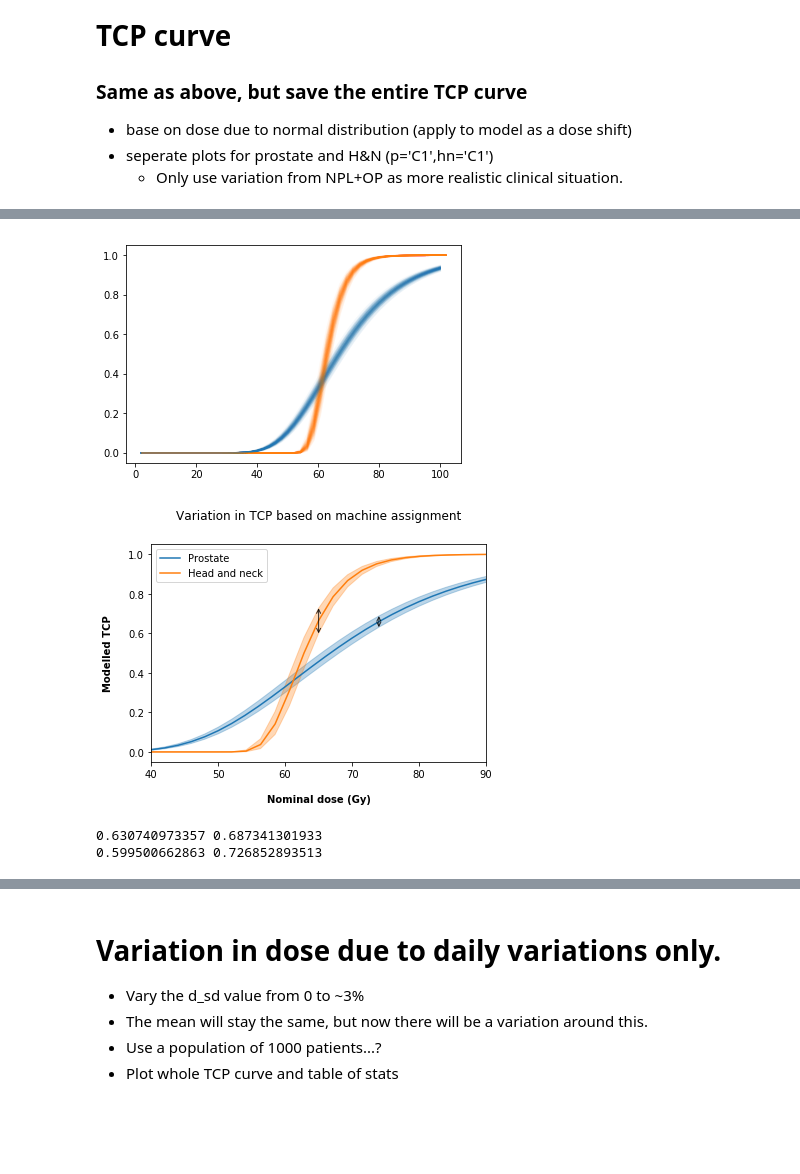
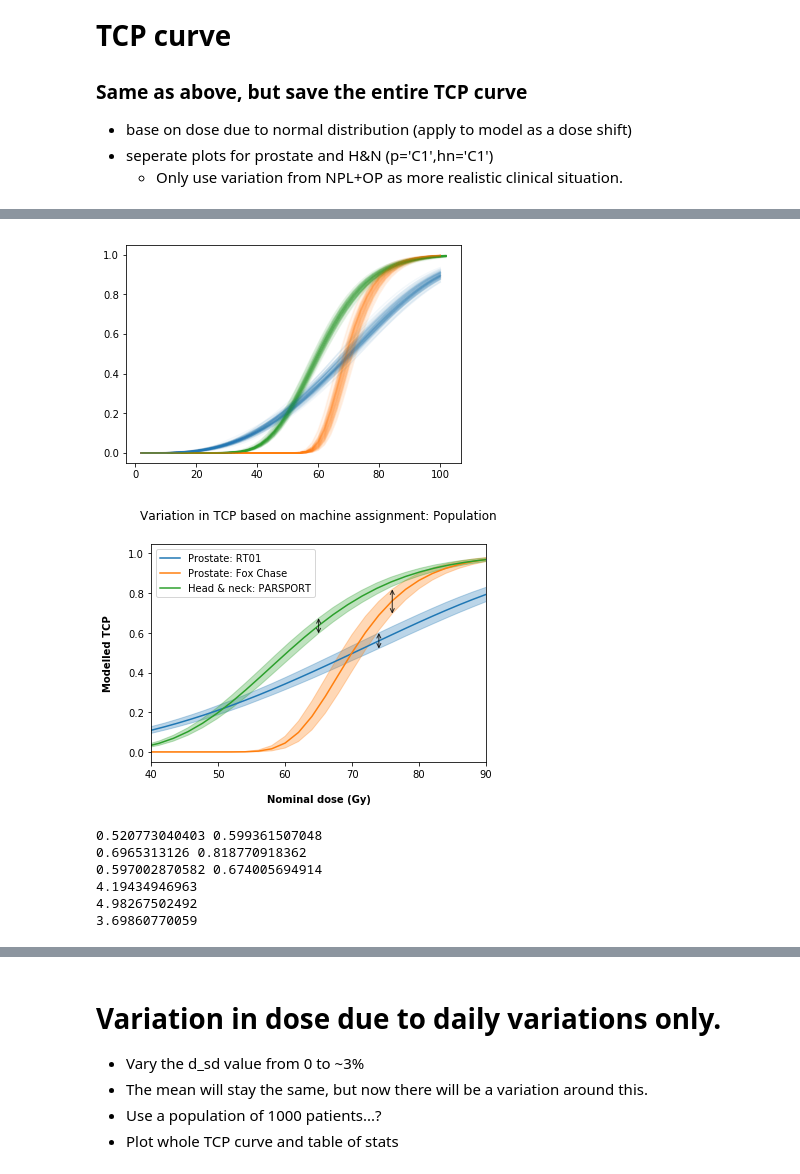
Before and after one commit to mbolt01/Thesis_analysis, a Jupyter notebook: Thesis_model_dose_simulations.ipynb, the cells around one changed output, grey strips where cells are left out. Saved outputs shown, nothing was run; the diff lists cells and outputs as text; code cells hidden in the pictures; blank space fills up the shorter version.

```diff
--- a/Thesis_model_dose_simulations.ipynb
+++ b/Thesis_model_dose_simulations.ipynb
@@ -776,0 +1290,8 @@ plt.show()
+# %%
+## plot all the TCP curves
+for i in range(100):
+    plt.plot(p_machine[i]['nom_doses'],p_machine[i]['TCP_pop'],c=color_p,alpha=0.05)
+    plt.plot(hn_machine[i]['nom_doses'],hn_machine[i]['TCP_pop'],c=color_hn,alpha=0.05)
+    plt.plot(fc_machine[i]['nom_doses'],fc_machine[i]['TCP_pop'],c=color_fc,alpha=0.05)
+
+plt.show()
@@ -833,63 +1465,97 @@ hn_machine = hn_res
+# %%
+##set variables
+p_machine_pop = p_res_pop
+hn_machine_pop = hn_res_pop
+fc_machine_pop = fc_res_pop
 # %%
 ## plot all the TCP curves
 for i in range(100):
-    plt.plot(p_machine[i]['nom_doses'],p_machine[i]['TCP_pop'],c=color_p,alpha=0.05)
-    plt.plot(hn_machine[i]['nom_doses'],hn_machine[i]['TCP_pop'],c=color_hn,alpha=0.05)
+    plt.plot(p_machine_pop[i]['nom_doses'],p_machine_pop[i]['TCP_pop'],c=color_p,alpha=0.05)
+    plt.plot(hn_machine_pop[i]['nom_doses'],hn_machine_pop[i]['TCP_pop'],c=color_hn,alpha=0.05)
+    plt.plot(fc_machine_pop[i]['nom_doses'],fc_machine_pop[i]['TCP_pop'],c=color_fc,alpha=0.05)
+
 plt.show()
 # %% [output]
-[figure, old version]
+[figure, new version]
 # %%
-p_tcps = [p_machine[i]['TCP_pop'] for i in range(len(p_machine))]
-p_nom_d = p_machine[0]['nom_doses']
+p_tcps = [p_machine_pop[i]['TCP_pop'] for i in range(len(p_machine_pop))]
+p_nom_d = p_machine_pop[0]['nom_doses']
 p_tcp_mean = np.mean(p_tcps,axis=0)
+p_tcp_sd = np.std(p_tcps,axis=0)
 p_tcp_5 = np.percentile(p_tcps,5,axis=0)
 p_tcp_95 = np.percentile(p_tcps,95,axis=0)
 
-hn_tcps = [hn_machine[i]['TCP_pop'] for i in range(len(hn_machine))]
-hn_nom_d = hn_machine[0]['nom_doses']
+fc_tcps = [fc_machine_pop[i]['TCP_pop'] for i in range(len(fc_machine_pop))]
+fc_nom_d = fc_machine_pop[0]['nom_doses']
+fc_tcp_mean = np.mean(fc_tcps,axis=0)
+fc_tcp_sd = np.std(fc_tcps,axis=0)
+fc_tcp_5 = np.percentile(fc_tcps,5,axis=0)
+fc_tcp_95 = np.percentile(fc_tcps,95,axis=0)
+
+hn_tcps = [hn_machine_pop[i]['TCP_pop'] for i in range(len(hn_machine_pop))]
+hn_nom_d = hn_machine_pop[0]['nom_doses']
 hn_tcp_mean = np.mean(hn_tcps,axis=0)
+hn_tcp_sd = np.std(hn_tcps,axis=0)
 hn_tcp_5 = np.percentile(hn_tcps,5,axis=0)
 hn_tcp_95 = np.percentile(hn_tcps,95,axis=0)
 
-plt.plot(p_nom_d,p_tcp_mean,label='Prostate',c=color_p)
+plt.plot(p_nom_d,p_tcp_mean,label='Prostate: RT01',c=color_p)
 #plt.plot(p_nom_d,p_tcp_5)
 #plt.plot(p_nom_d,p_tcp_95)
 plt.fill_between(p_nom_d,p_tcp_5,p_tcp_95,color=color_p,zorder=0,alpha=0.3)
 
-plt.plot(hn_nom_d,hn_tcp_mean,label='Head and neck',c=color_hn)
+plt.plot(fc_nom_d,fc_tcp_mean,label='Prostate: Fox Chase',c=color_fc)
+#plt.plot(fc_nom_d,fc_tcp_5)
+#plt.plot(fc_nom_d,fc_tcp_95)
+plt.fill_between(fc_nom_d,fc_tcp_5,fc_tcp_95,color=color_fc,zorder=0,alpha=0.3)
+
+plt.plot(hn_nom_d,hn_tcp_mean,label='Head & neck: PARSPORT',c=color_hn)
 #plt.plot(hn_nom_d,hn_tcp_5)
 #plt.plot(hn_nom_d,hn_tcp_95)
 plt.fill_between(hn_nom_d,hn_tcp_5,hn_tcp_95,color=color_hn,zorder=0,alpha=0.3)
 
 plt.xlim(40,90)
 
 plt.xlabel('Nominal dose (Gy)')
 plt.ylabel('Modelled TCP')
-plt.title('Variation in TCP based on machine assignment')
+plt.title('Variation in TCP based on machine assignment: Population')
 
 ## show range of interest with arrows
 ## use annotate with no text as it seems easier
 plt.annotate(s='', xy=(74,p_tcp_5[36]), xytext=(74,p_tcp_95[36]),
+             arrowprops=dict(arrowstyle='<->',
+                             shrinkA=0, shrinkB=0,
+                             alpha=0.8))
+
+plt.annotate(s='', xy=(76,fc_tcp_5[37]), xytext=(76,fc_tcp_95[37]),
              arrowprops=dict(arrowstyle='<->',
                              shrinkA=0, shrinkB=0,
                              alpha=0.8))
 
 plt.annotate(s='', xy=(65,hn_tcp_5[29]), xytext=(65,hn_tcp_95[29]),
              arrowprops=dict(arrowstyle='<->',
                              shrinkA=0, shrinkB=0,
                              alpha=0.8))
 
 plt.legend()
 
-#plt.savefig('tcp_95CI-p+hn.png',dpi=300,bbox_inches='tight')
+plt.savefig('tcp_95CI-p+fc+hn-pop_1perc.png',dpi=300,bbox_inches='tight')
 
 plt.show()
 
 ## numerical results
 
 print(p_tcp_5[36],p_tcp_95[36])
+print(fc_tcp_5[37],fc_tcp_95[37])
 print(hn_tcp_5[29],hn_tcp_95[29])
+print(100*p_tcp_sd[36]/p_tcp_mean[36]) ## SD in perc at dose of interest
+print(100*fc_tcp_sd[37]/fc_tcp_mean[37]) ## SD in perc at dose of interest
+print(100*hn_tcp_sd[29]/hn_tcp_mean[29]) ## SD in perc at dose of interest
 # %% [output]
-[figure, old version]
+[figure, new version]
-0.630740973357 0.687341301933
-0.599500662863 0.726852893513
+0.520773040403 0.599361507048
+0.6965313126 0.818770918362
+0.597002870582 0.674005694914
+4.19434946963
+4.98267502492
+3.69860770059
```
Also changed, not shown: parts of 52 cells of this notebook, 1 other file.
